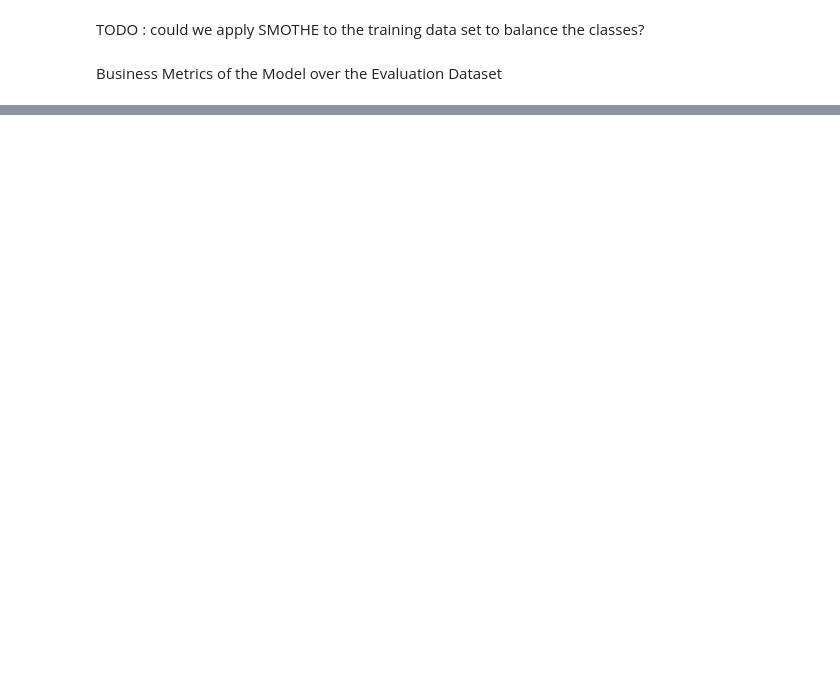
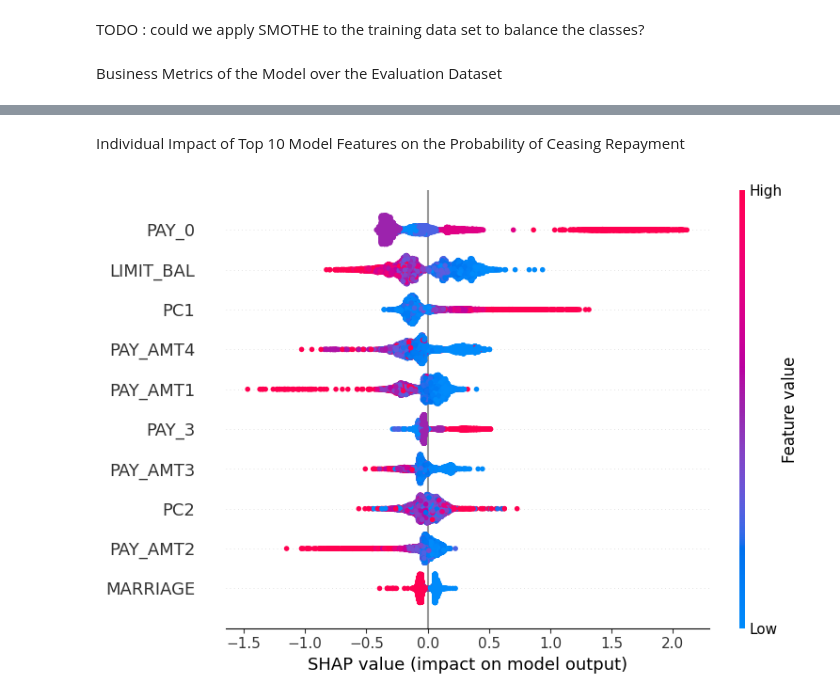
Before and after one commit to andrea-mar/credit_default_risk, a Jupyter notebook: credit_risk_model.ipynb, the cells around one changed output, grey strips where cells are left out. Saved outputs shown, nothing was run; the diff lists cells and outputs as text; code cells hidden in the pictures; blank space fills up the shorter version.

```diff
--- a/credit_risk_model.ipynb
+++ b/credit_risk_model.ipynb
@@ -1141,0 +1207,10 @@ Business Metrics of the Model over the Evaluation Dataset
+# %% [markdown]
+Individual Impact of Top 10 Model Features on the Probability of Ceasing Repayment
+# %%
+# Plot SHAP summary plot showing the impact of each feature
+shap.summary_plot(shap_values, X_test_pc, max_display=10)
+
+# Show the plot
+plt.show()
+# %% [output]
+[figure, added]
```
Also changed, not shown: parts of 11 cells of this notebook, 3 other files.
